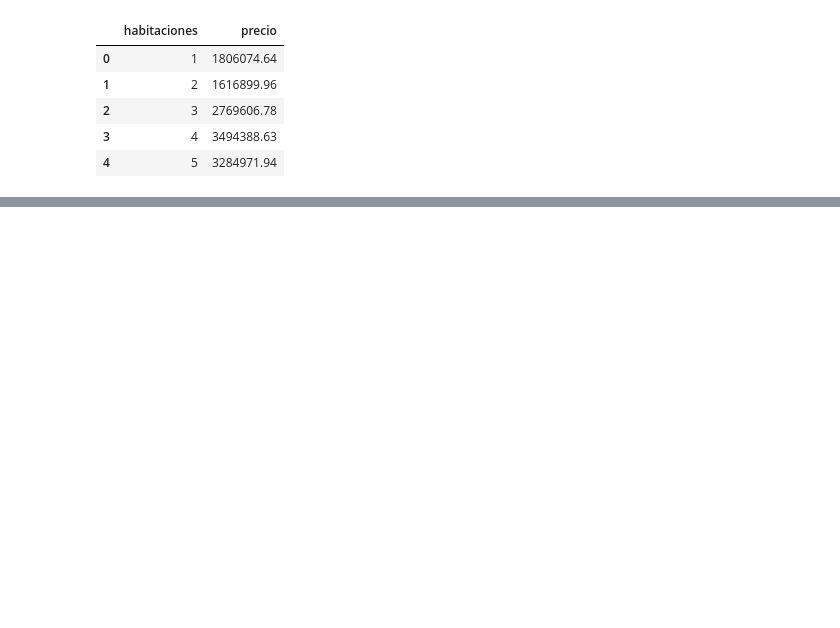
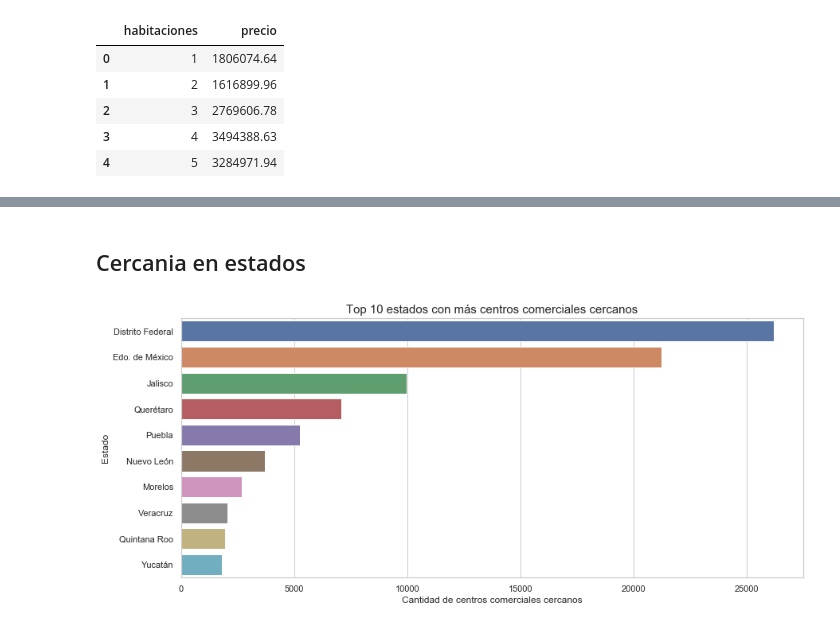
Before and after one commit to alepenaa94/Datos1-2C-2019, a Jupyter notebook: DATOS.ipynb, the cells around one changed output, grey strips where cells are left out. Drawn from its saved outputs; the diff is of its cells as text; code cells hidden in the pictures; blank space fills up the shorter version.

Commit message:
Analisis cercania por estado, precio segun tipos de propiedad,etc

```diff
--- a/DATOS.ipynb
+++ b/DATOS.ipynb
@@ -819,0 +792,14 @@ g.set_ylabel("Precio promedio", fontsize=12);
+# %% [markdown]
+## Cercania en estados
+# %%
+df_aux = df.groupby('provincia').agg({'escuelascercanas':'sum', 'centroscomercialescercanos':'sum'}).reset_index()
+# %%
+df_plot = df_aux.sort_values(by='centroscomercialescercanos',ascending=False).head(10)
+df_plot['provincia'] = df_plot['provincia'].astype('str')
+plt.figure(figsize=(14, 6))
+g = sns.barplot(y=df_plot['provincia'], x=df_plot['centroscomercialescercanos'])
+g.set_title("Top 10 estados con más centros comerciales cercanos", fontsize=15)
+g.set_xlabel("Cantidad de centros comerciales cercanos", fontsize=12)
+g.set_ylabel("Estado", fontsize=12);
+# %% [output]
+[figure, added]
```
Also changed, not shown: parts of 38 cells of this notebook.
